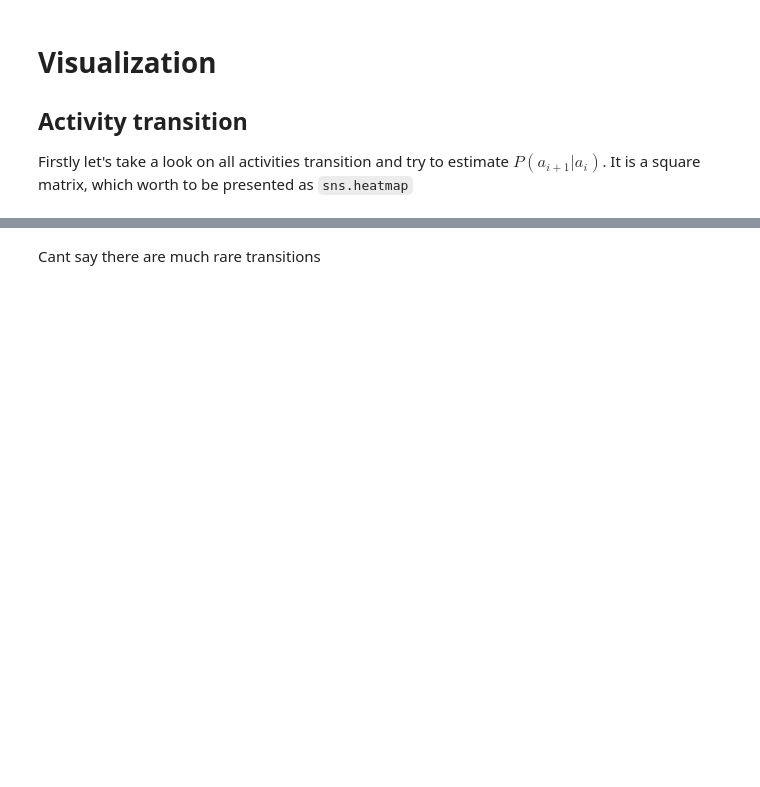
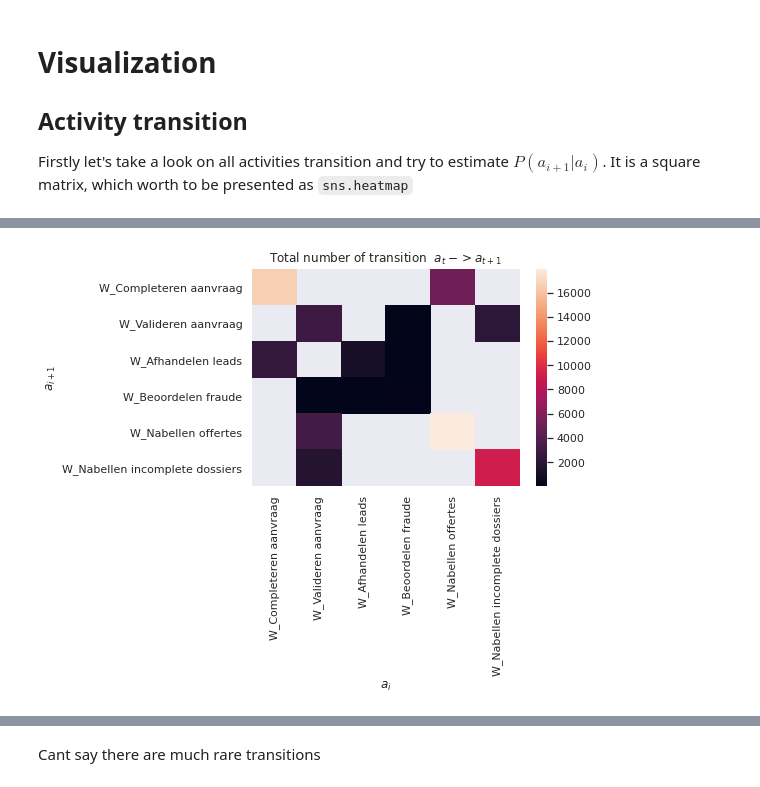
Before and after one commit to lemikhovalex/rl4pm, a Jupyter notebook: 00_visualization.ipynb, the cells around one changed output, grey strips where cells are left out. Saved outputs shown, nothing was run; the diff lists cells and outputs as text; code cells hidden in the pictures; blank space fills up the shorter version.

```diff
--- a/00_visualization.ipynb
+++ b/00_visualization.ipynb
@@ -25,9 +59,9 @@ We works only wuith activity adn time
 # %%
 df = pm4py.convert_to_dataframe(event_log)
 df = df[df['lifecycle:transition']=='COMPLETE']
+# work subprocess, starts with 'W_'
+is_work_sp = df['concept:name'].apply(lambda x: True if x[:2] == 'W_' else False)
+df = df[is_work_sp]
+
 df = df[['time:timestamp', 'case:concept:name', 'concept:name']]
 df = df.rename(columns={'time:timestamp': 'timestamp', 'case:concept:name': 'trace_id', 'concept:name': 'activity'})
-df['trace_id'] = df['trace_id'].apply(lambda x: int(x))
-df.reset_index(inplace=True)
-df.to_csv('datasets/bpi_12.csv', index=False)
-df
@@ -33,0 +79,6 @@ df
+# %%
+df['trace_id'] = df['trace_id'].apply(lambda x: int(x))
+df.reset_index(inplace=True)
+df.drop(columns='index', inplace=True)
+df.to_csv('datasets/bpi_12.csv', index=False)
+df
@@ -51,7 +116,7 @@ activities = list(set(df['activity'].values))
 n_act = len(activities)
 traces = list(set(df['trace_id'].values))
 _df = df.copy()
-_df['activity_next'] = _df['activity'].shift(1)
-_df['trace_id_next'] = _df['trace_id'].shift(1)
+_df['activity_prev'] = _df['activity'].shift(1)
+_df['trace_id_prev'] = _df['trace_id'].shift(1)
 _df = _df.dropna()
-_df = _df[_df['trace_id_next'] == _df['trace_id']]
+_df = _df[_df['trace_id_prev'] == _df['trace_id']]
@@ -62,10 +125,10 @@ _df[_df['trace_id']==214373]
 transitions_counts = np.zeros((n_act, n_act))
 nums_of_ac_next = []
 for _i_next, act_next in enumerate(activities):
-    _df_ac_next = _df[_df['activity_next'] == act_next]
+    _df_ac_next = _df[_df['activity'] == act_next]
     nums_of_ac_next.append(_df_ac_next.shape[0])
-    for _i, act in enumerate(activities):
-        transitions_counts[_i_next, _i] += _df_ac_next[_df_ac_next['activity'] == act].shape[0]
+    for _i_prev, act_prev in enumerate(activities):
+        transitions_counts[ _i_prev, _i_next] += _df_ac_next[_df_ac_next['activity_prev'] == act_prev].shape[0]
 # %%
 transitions_counts[transitions_counts == 0] = np.nan
 sns.set(rc={'figure.facecolor':'white'})
@@ -81,11 +148,14 @@ print(f'There are {np.isnan(transitions_counts).sum()} not existing transitions'
 transitions_counts[transitions_counts < 10] = np.nan
 # %%
 sns.set(rc={'figure.facecolor':'white'})
-sns.heatmap(transitions_counts, xticklabels=list(activities), yticklabels=list(activities))
+sns.heatmap(transitions_counts
+            , xticklabels=list(activities), yticklabels=list(activities))
 plt.title('Total number of transition  $a_t -> a_{t+1}$')
 
 plt.xlabel('$a_i$')
 plt.ylabel('$a_{i+1}$')
 plt.show()
+# %% [output]
+[figure, added]
 # %%
 print(f'There are {np.isnan(transitions_counts).sum()} not existing transitions')
```
Also changed, not shown: parts of 38 cells of this notebook, 3 other files.
